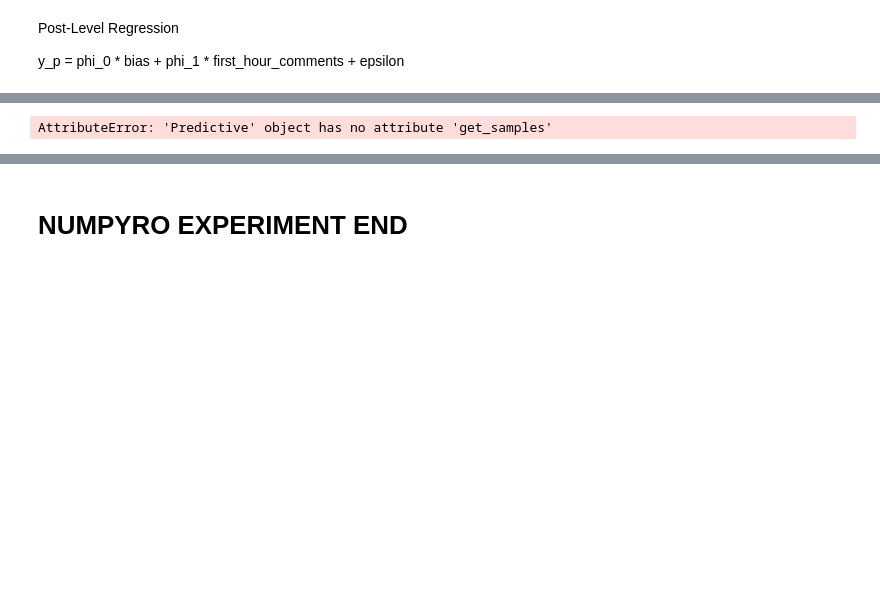
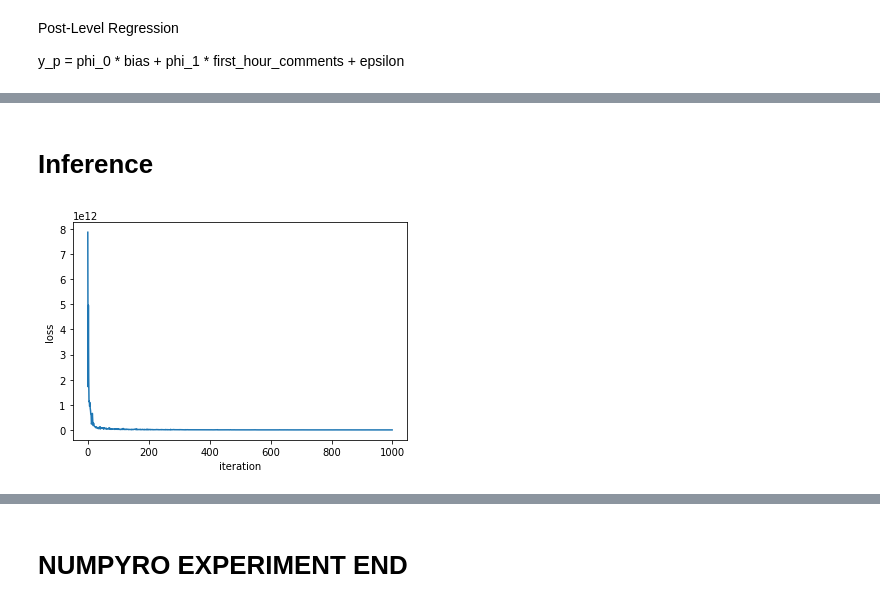
Before and after one commit to ageil/Probabilistic-Programming, a Jupyter notebook: model/SingleLevelModel.ipynb, the cells around one changed output, grey strips where cells are left out. Cells and saved outputs as stored; diff of their text form; code cells hidden in the pictures; blank space fills up the shorter version.

Commit message:
initial evaluation attempt (numpyro)

```diff
--- a/model/SingleLevelModel.ipynb
+++ b/model/SingleLevelModel.ipynb
@@ -161,10 +140,0 @@ def model(p_data, y):
-# %%
-def guide(p_data, y):
-    num_posts, num_p_indeps = p_data.shape
-
-    phi_loc = numpyro.param("phi_loc", jnp.zeros((num_p_indeps, 1)))
-    phi_scale = numpyro.param("phi_scale", jnp.ones((num_p_indeps, 1)), constraint=constraints.positive)
-
-    # define a prior for our regression variables
-    phi_prior = dist.Normal(phi_loc, phi_scale)  # (num_p_indeps, 1)
-    phi = numpyro.sample("phi", phi_prior)  # (num_p_indeps, 1)
@@ -278,6 +140,0 @@ Successfully installed arviz-0.10.0 cftime-1.3.0 netcdf4-1.5.4 xarray-0.16.1
-# %%
-import arviz as az
-data = az.from_numpyro(mcmc)
-az.plot_trace(data, compact=False);
-# %% [output]
-AttributeError: 'Predictive' object has no attribute 'get_samples'
@@ -283,0 +165,39 @@ AttributeError: 'Predictive' object has no attribute 'get_samples'
+# %%
+def guide(p_data, y):
+    num_posts, num_p_indeps = p_data.shape
+
+    phi_loc = numpyro.param("phi_loc", jnp.zeros((num_p_indeps, 1)))
+    phi_scale = numpyro.param("phi_scale", jnp.ones((num_p_indeps, 1)),
+                              constraint=constraints.positive)
+
+    #sigma_scale = numpyro.param("sigma_scale", 1.)
+    sigma_loc = numpyro.param('sigma_loc', jnp.array(1.),
+                             constraint=constraints.positive)
+
+    # define a prior for our regression variables
+    phi_prior = dist.Normal(phi_loc, phi_scale)  # (num_p_indeps, 1)
+    phi = numpyro.sample("phi", phi_prior)  # (num_p_indeps, 1)
+
+#    sigma_prior = dist.HalfNormal(sigma_scale)
+    sigma = numpyro.sample("sigma", dist.Normal(sigma_loc, jnp.array(0.05)))
+#    sigma = numpyro.sample("sigma", sigma_prior)
+# %% [markdown]
+# Inference
+# %%
+svi = SVI(model,
+          guide,
+          optim.Adam(step_size=.1),
+          loss=Trace_ELBO())
+
+num_iters = 1000
+rng_key = PRNGKey(1)
+init_state = svi.init(rng_key, p_data_train, y_train)
+#state = lax.fori_loop(0, num_iters, lambda i, state: svi.update(state, p_data_train, y_train)[0], init_state)
+state, losses = lax.scan(lambda state, i: svi.update(state, p_data_train, y_train), init_state, jnp.arange(num_iters))
+# %%
+plt.plot(range(len(losses)), np.array(losses))
+plt.xlabel('iteration')
+plt.ylabel('loss')
+plt.show()
+# %% [output]
+[figure, added]
```
Also changed, not shown: parts of 58 cells of this notebook.
